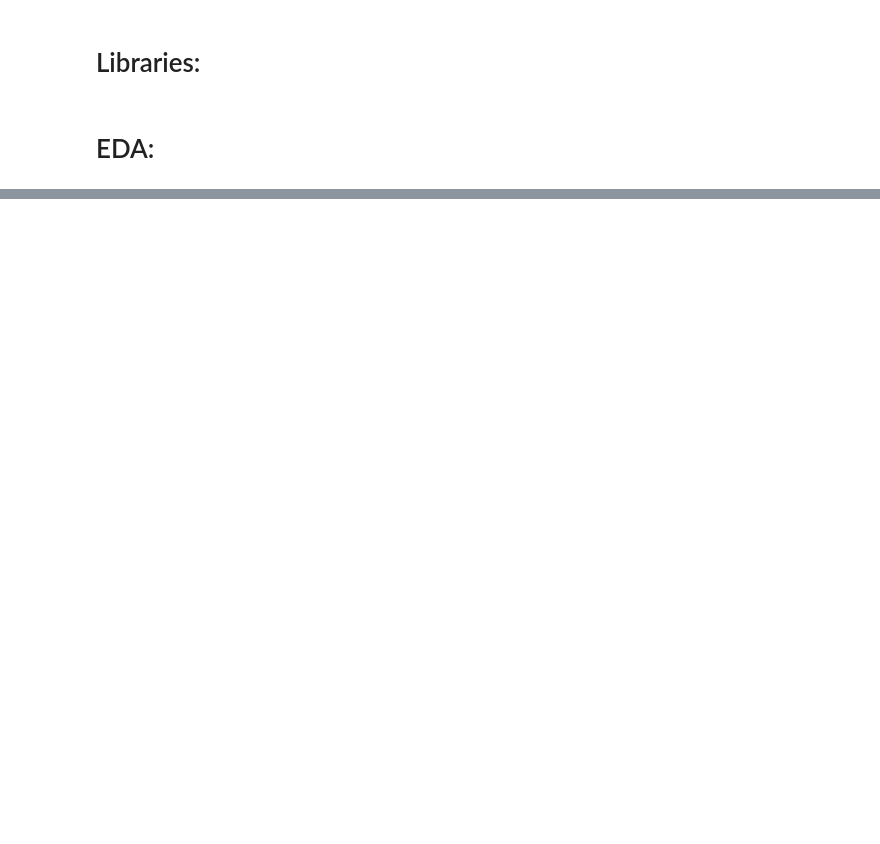
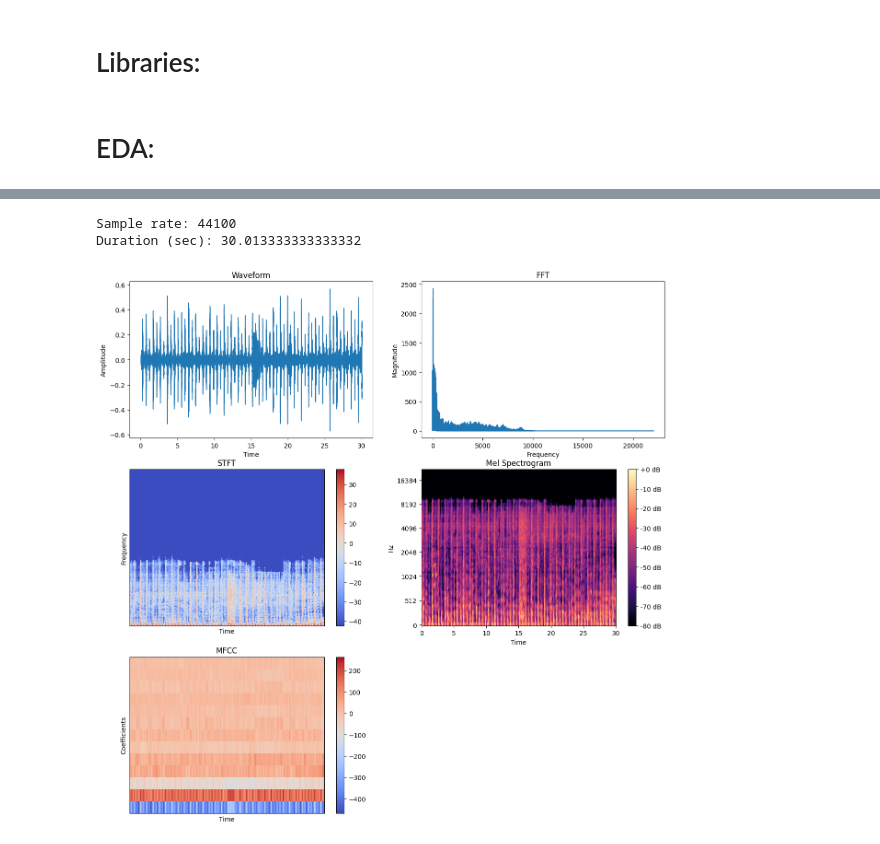
Before and after one commit to sahhilalam/dl-genai-project, a Jupyter notebook: notebooks/dl_genai_project.ipynb, the cells around one changed output, grey strips where cells are left out. Drawn from its saved outputs; the diff is of its cells as text; code cells hidden in the pictures; blank space fills up the shorter version.

```diff
--- a/notebooks/dl_genai_project.ipynb
+++ b/notebooks/dl_genai_project.ipynb
@@ -27,12 +51,2 @@ from tqdm import tqdm
 # %% [markdown]
 # EDA:
-# %%
-import librosa
-import matplotlib.pyplot as plt
-import seaborn as sns
-
-example_file = "/kaggle/input/jan-2026-dl-gen-ai-project/messy_mashup/genres_stems/blues/blues.00000/drums.wav"
-
-y, sr = librosa.load(example_file)
-sns.lineplot(y)
-print(y, sr, sep="\n")
@@ -51,5 +52,0 @@ Duration (sec): 30.013333333333332
-# %%
-test_eg = "/kaggle/input/jan-2026-dl-gen-ai-project/messy_mashup/mashups/song0001.wav"
-y_t, sr_t = librosa.load(test_eg)
-sns.lineplot(y_t)
-print(y_t, sr_t, sep="\n")
@@ -61,4 +52,0 @@ print(y_t, sr_t, sep="\n")
-# %%
-y_t, sr_t = librosa.load(test_eg, sr=None)
-print("Mashup sample rate:", sr_t)
-print("Mashup duration:", len(y_t)/sr_t)
@@ -67,0 +53,60 @@ Mashup duration: 30.00018140589569
+# %%
+# Train data
+
+import librosa.display
+
+example_file = "/kaggle/input/jan-2026-dl-gen-ai-project/messy_mashup/genres_stems/blues/blues.00000/drums.wav"
+
+y, sr = librosa.load(example_file, sr=None)
+print("Sample rate:", sr)
+print("Duration (sec):", len(y)/sr)
+
+plt.figure(figsize=(15,15))
+
+plt.subplot(3,2,1)
+librosa.display.waveshow(y, sr=sr)
+plt.title("Waveform")
+plt.xlabel("Time")
+plt.ylabel("Amplitude")
+
+plt.subplot(3,2,2)
+fft = np.fft.fft(y)
+magnitude = np.abs(fft)
+frequency = np.linspace(0, sr, len(magnitude))
+left_frequency = frequency[:int(len(frequency)/2)]
+left_magnitude = magnitude[:int(len(magnitude)/2)]
+plt.plot(left_frequency, left_magnitude)
+plt.title("FFT")
+plt.xlabel("Frequency")
+plt.ylabel("Magnitude")
+
+plt.subplot(3,2,3)
+stft = librosa.core.stft(y, hop_length=512, n_fft=2048)
+spectogram = np.abs(stft)
+log_spectogram = librosa.amplitude_to_db(spectogram)
+librosa.display.specshow(log_spectogram, sr=sr, hop_length=512)
+plt.title("STFT")
+plt.xlabel("Time")
+plt.ylabel("Frequency")
+plt.colorbar()
+
+plt.subplot(3,2,4)
+mel = librosa.feature.melspectrogram(y=y, sr=sr, n_mels=128)
+mel_db = librosa.power_to_db(mel, ref=np.max)
+librosa.display.specshow(mel_db, sr=sr, x_axis='time', y_axis='mel')
+plt.colorbar(format='%+2.0f dB')
+plt.title("Mel Spectrogram")
+
+plt.subplot(3,2,5)
+mfcc = librosa.feature.mfcc(y=y, hop_length=512, n_fft=2048, n_mfcc=13)
+librosa.display.specshow(mfcc, sr=sr, hop_length=512)
+plt.title("MFCC")
+plt.xlabel("Time")
+plt.ylabel("Coefficients")
+plt.colorbar()
+
+plt.show()
+# %% [output]
+Sample rate: 44100
+Duration (sec): 30.013333333333332
+[figure, added]
```
Also changed, not shown: parts of 30 cells of this notebook.
